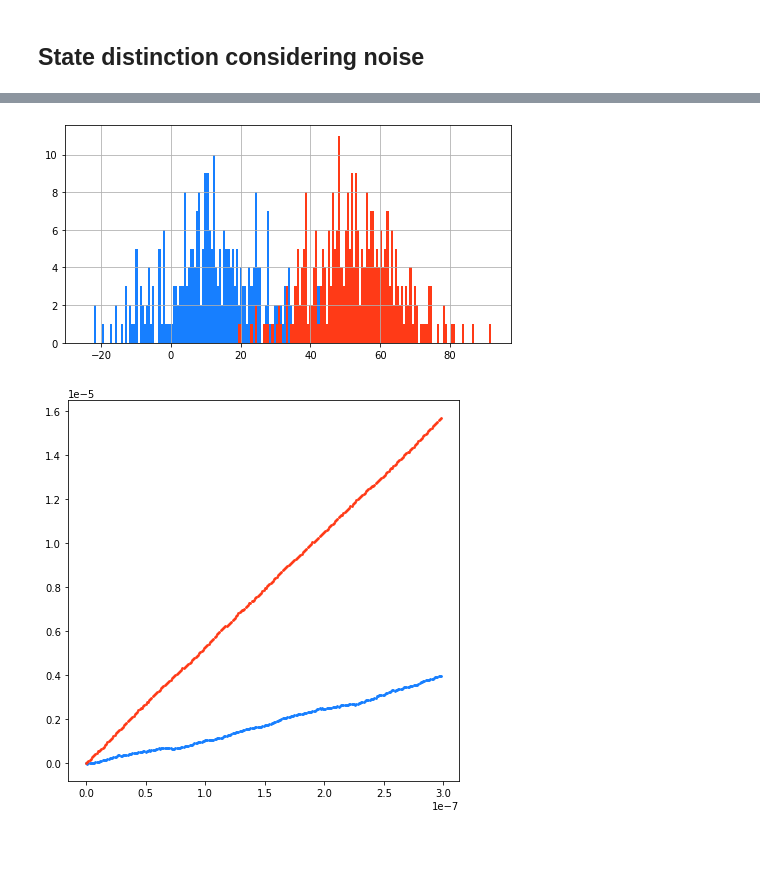
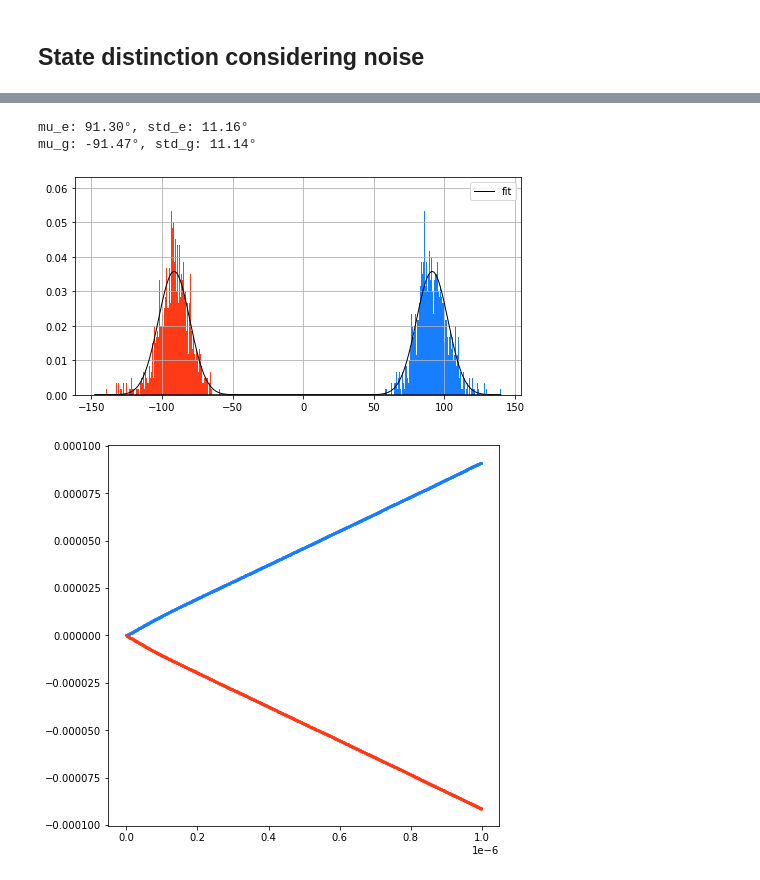
Before and after one commit to fernandovldrs/qcrew-readout, a Jupyter notebook: readout_simulation.ipynb, the cells around one changed output, grey strips where cells are left out. Drawn from its saved outputs; the diff is of its cells as text; code cells hidden in the pictures; blank space fills up the shorter version.

```diff
--- a/readout_simulation.ipynb
+++ b/readout_simulation.ipynb
@@ -14,7 +15,7 @@ This notebook will simulate the emission of an input signal $s_{in}(t)$ along th
 ### Input Signal
 # %%
 # Frequency mismatch between readout pulse and cavity (Hz)
-f_mm = 1e6
+f_mm = 0
 A = 3
 def b_in(t):
 
@@ -34,7 +35,7 @@ def b_in(t):
 # %%
 g = 45e6 # Transmon-cavity coupling strength (Hz)
 delta = 380e6 # Transmon-cavity detuning (0z)
-chi = g**2/delta
+chi = 2*np.pi*g**2/delta
 
 kappa = chi
 # %%
@@ -126,7 +127,7 @@ plt.show()
 ### Data acquisition
 # %%
 tau_wd = 5/kappa    # waiting time
-tau_s = 300e-9    # sampling time
+tau_s = 1000e-9    # sampling time
 dtau = 1e-9    # sampling interval
 Ntau = int(tau_s/dtau)    # number of samples
 
@@ -293,11 +294,11 @@ plt.show()
 # %% [markdown]
 ## State distinction considering noise
 # %%
-# Standard deviation of quadrature components in for coherent states
-quad_std = np.sqrt(1/4)
+# Standard deviation of quadrature components in coherent states
+quad_var = 1/4
 
-noise_e = random.multivariate_normal([0, 0], [[quad_std, 0], [0, quad_std]], size = len(proc_out_e))
-noise_g = random.multivariate_normal([0, 0], [[quad_std, 0], [0, quad_std]], size = len(proc_out_g))
+noise_e = random.multivariate_normal([0, 0], [[quad_var, 0], [0, quad_var]], size = len(proc_out_e))
+noise_g = random.multivariate_normal([0, 0], [[quad_var, 0], [0, quad_var]], size = len(proc_out_g))
 
 # Convert the bivariate noise into complex-plane noise
 noise_e = [x[0] + 1j*x[1] for x in noise_e]
@@ -376,24 +336,38 @@ plt.show()
 # %%
 # Noisy measurements of theta
 noisy_theta_e = [float(np.angle(x, deg = True)) for x in noisy_out_e]
 noisy_theta_g = [float(np.angle(x, deg = True)) for x in noisy_out_g]
+
+# Fit data to normal distribution
+mu_e, std_e = norm.fit(noisy_theta_e)
+mu_g, std_g = norm.fit(noisy_theta_g)
 
 f, ax = plt.subplots(figsize=(8, 4))
 
 binwidth = 0.6
 lim_min = np.ceil(np.array(noisy_theta_e + noisy_theta_g).min() / binwidth) * binwidth
 lim_max = np.ceil(np.array(noisy_theta_e + noisy_theta_g).max() / binwidth) * binwidth
-#ax.set_xlim((-lim, lim))
-#ax.set_ylim((-lim, lim))
 bins = np.arange(lim_min, lim_max + binwidth, binwidth)
 
-ax.hist(noisy_theta_e, color = '#177FFF', bins=bins)
-ax.hist(noisy_theta_g, color = '#FF3A17', bins=bins)
+ax.hist(noisy_theta_e, density=True, color = '#177FFF', bins=bins)
+ax.hist(noisy_theta_g, density=True, color = '#FF3A17', bins=bins)
 
+x = np.linspace(lim_min, lim_max, 500)
+p_e = norm.pdf(x, mu_e, std_e)
+plt.plot(x, p_e, 'k', linewidth=1., label = 'fit')
+p_g = norm.pdf(x, mu_g, std_g)
+plt.plot(x, p_g, 'k', linewidth=1.)
+
+print('mu_e: %.2f°, std_e: %.2f°' % (mu_e, std_e))
+print('mu_g: %.2f°, std_g: %.2f°' % (mu_g, std_g))
+
+plt.legend()
 plt.grid()
 plt.show()
 # %% [output]
+mu_e: 91.30°, std_e: 11.16°
+mu_g: -91.47°, std_g: 11.14°
-[figure, old version]
+[figure, new version]
 # %%
 # The phase estimation is made by integrating the values of theta in time
 def integrate_theta(noisy_theta, N = -1):
@@ -413,4 +387,4 @@ ax.scatter([dtau*i for i in range(len(int_theta_g))], int_theta_g, label = 'grou
 
 plt.show()
 # %% [output]
-[figure, old version]
+[figure, new version]
```
Also changed, not shown: parts of 11 cells of this notebook, 2 other files.
